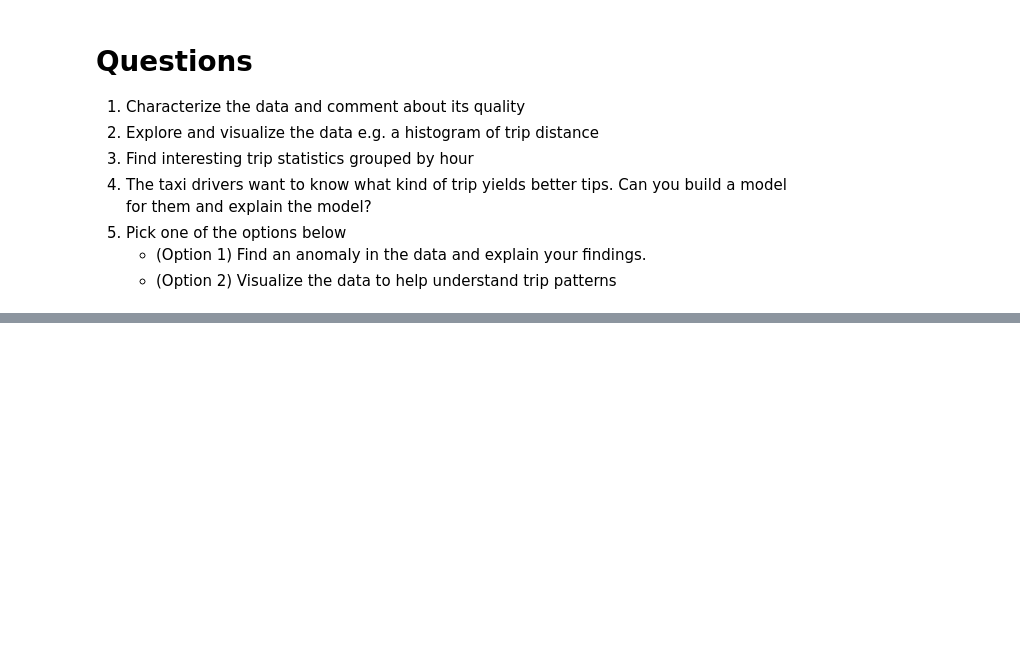
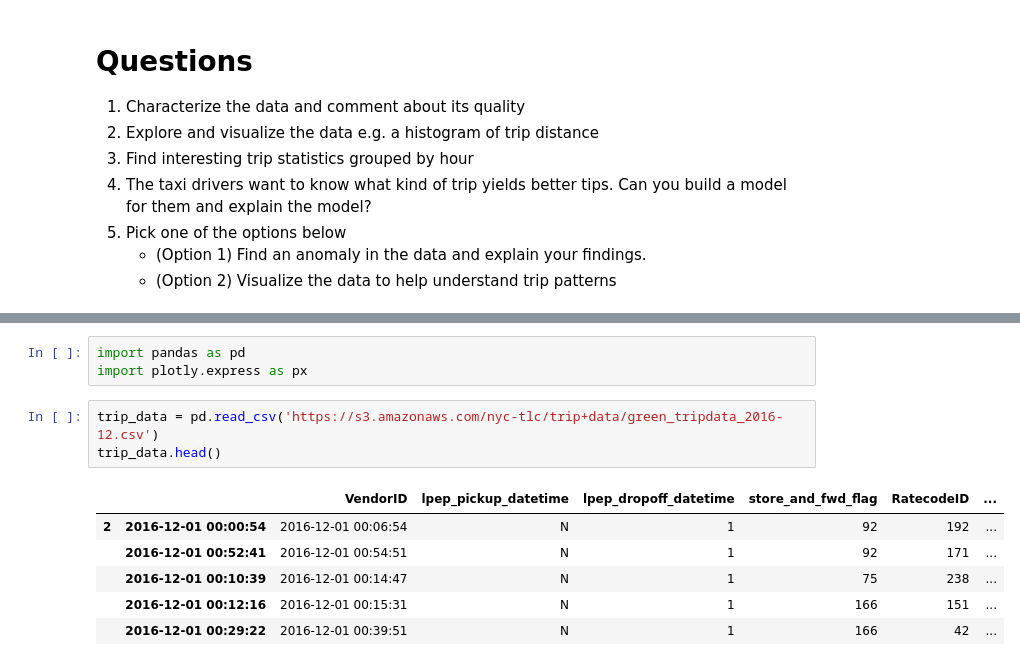
Before and after one commit to rivergenome/ds-exercise, a Jupyter notebook: 01 Planning Questions.ipynb, the cells around one changed output, grey strips where cells are left out. Drawn from its saved outputs; the diff is of its cells as text; blank space fills up the shorter version.

Commit message:
Add results for data quality

```diff
--- a/01 Planning Questions.ipynb
+++ b/01 Planning Questions.ipynb
@@ -40,0 +71,13 @@ I think this may be the more likely option.
+# %%
+import pandas as pd
+import plotly.express as px
+# %%
+trip_data = pd.read_csv('https://s3.amazonaws.com/nyc-tlc/trip+data/green_tripdata_2016-12.csv')
+trip_data.head()
+# %% [output]
+|  |  | VendorID | lpep_pickup_datetime | lpep_dropoff_datetime | store_and_fwd_flag | RatecodeID | ... |
+| 2 | 2016-12-01 00:00:54 | 2016-12-01 00:06:54 | N | 1 | 92 | 192 | ... |
+|  | 2016-12-01 00:52:41 | 2016-12-01 00:54:51 | N | 1 | 92 | 171 | ... |
+|  | 2016-12-01 00:10:39 | 2016-12-01 00:14:47 | N | 1 | 75 | 238 | ... |
+|  | 2016-12-01 00:12:16 | 2016-12-01 00:15:31 | N | 1 | 166 | 151 | ... |
+|  | 2016-12-01 00:29:22 | 2016-12-01 00:39:51 | N | 1 | 166 | 42 | ... |
```
Also changed, not shown: parts of 17 cells of this notebook, 1 other file.
